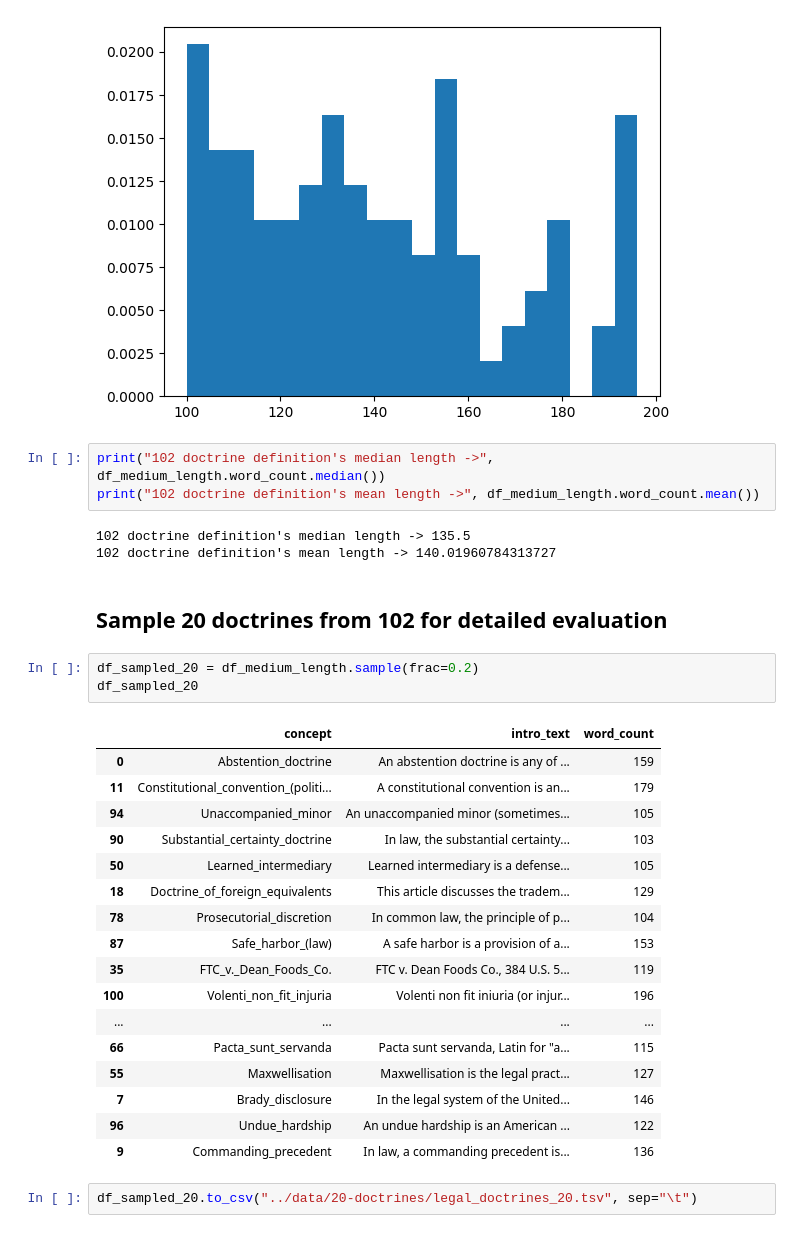
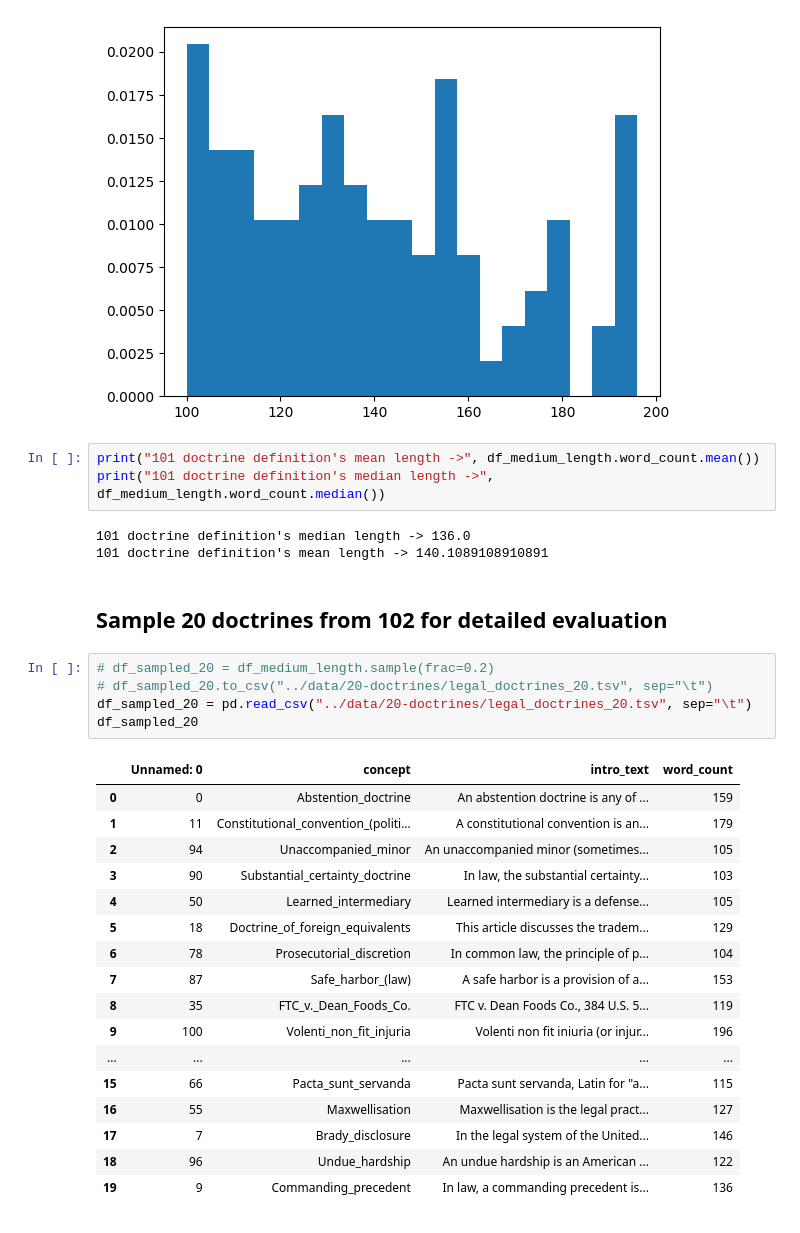
Before and after one commit to hjian42/LegalStories, a Jupyter notebook: crawler/wiki-data-proc.ipynb, the cells around one changed output. Cells and saved outputs as stored; diff of their text form.

```diff
--- a/crawler/wiki-data-proc.ipynb
+++ b/crawler/wiki-data-proc.ipynb
@@ -196,33 +196,33 @@ plt.hist(df_medium_length.word_count, density=True, bins=20)
  <BarContainer object of 20 artists>)
 [figure]
 # %%
-print("102 doctrine definition's median length ->", df_medium_length.word_count.median())
-print("102 doctrine definition's mean length ->", df_medium_length.word_count.mean())
+print("101 doctrine definition's mean length ->", df_medium_length.word_count.mean())
+print("101 doctrine definition's median length ->", df_medium_length.word_count.median())
 # %% [output]
-102 doctrine definition's median length -> 135.5
-102 doctrine definition's mean length -> 140.01960784313727
+101 doctrine definition's median length -> 136.0
+101 doctrine definition's mean length -> 140.1089108910891
 # %% [markdown]
 ## Sample 20 doctrines from 102 for detailed evaluation
-# %%
-df_sampled_20 = df_medium_length.sample(frac=0.2)
-df_sampled_20
-# %% [output]
-|  | concept | intro_text | word_count |
-| 0 | Abstention_doctrine | An abstention doctrine is any of ... | 159 |
-| 11 | Constitutional_convention_(politi... | A constitutional convention is an... | 179 |
-| 94 | Unaccompanied_minor | An unaccompanied minor (sometimes... | 105 |
-| 90 | Substantial_certainty_doctrine | In law, the substantial certainty... | 103 |
-| 50 | Learned_intermediary | Learned intermediary is a defense... | 105 |
-| 18 | Doctrine_of_foreign_equivalents | This article discusses the tradem... | 129 |
-| 78 | Prosecutorial_discretion | In common law, the principle of p... | 104 |
-| 87 | Safe_harbor_(law) | A safe harbor is a provision of a... | 153 |
-| 35 | FTC_v._Dean_Foods_Co. | FTC v. Dean Foods Co., 384 U.S. 5... | 119 |
-| 100 | Volenti_non_fit_injuria | Volenti non fit iniuria (or injur... | 196 |
-| ... | ... | ... | ... |
-| 66 | Pacta_sunt_servanda | Pacta sunt servanda, Latin for "a... | 115 |
-| 55 | Maxwellisation | Maxwellisation is the legal pract... | 127 |
-| 7 | Brady_disclosure | In the legal system of the United... | 146 |
-| 96 | Undue_hardship | An undue hardship is an American ... | 122 |
-| 9 | Commanding_precedent | In law, a commanding precedent is... | 136 |
-# %%
-df_sampled_20.to_csv("../data/20-doctrines/legal_doctrines_20.tsv", sep="\t")
+# %%
+# df_sampled_20 = df_medium_length.sample(frac=0.2)
+# df_sampled_20.to_csv("../data/20-doctrines/legal_doctrines_20.tsv", sep="\t")
+df_sampled_20 = pd.read_csv("../data/20-doctrines/legal_doctrines_20.tsv", sep="\t")
+df_sampled_20
+# %% [output]
+|  | Unnamed: 0 | concept | intro_text | word_count |
+| 0 | 0 | Abstention_doctrine | An abstention doctrine is any of ... | 159 |
+| 1 | 11 | Constitutional_convention_(politi... | A constitutional convention is an... | 179 |
+| 2 | 94 | Unaccompanied_minor | An unaccompanied minor (sometimes... | 105 |
+| 3 | 90 | Substantial_certainty_doctrine | In law, the substantial certainty... | 103 |
+| 4 | 50 | Learned_intermediary | Learned intermediary is a defense... | 105 |
+| 5 | 18 | Doctrine_of_foreign_equivalents | This article discusses the tradem... | 129 |
+| 6 | 78 | Prosecutorial_discretion | In common law, the principle of p... | 104 |
+| 7 | 87 | Safe_harbor_(law) | A safe harbor is a provision of a... | 153 |
+| 8 | 35 | FTC_v._Dean_Foods_Co. | FTC v. Dean Foods Co., 384 U.S. 5... | 119 |
+| 9 | 100 | Volenti_non_fit_injuria | Volenti non fit iniuria (or injur... | 196 |
+| ... | ... | ... | ... | ... |
+| 15 | 66 | Pacta_sunt_servanda | Pacta sunt servanda, Latin for "a... | 115 |
+| 16 | 55 | Maxwellisation | Maxwellisation is the legal pract... | 127 |
+| 17 | 7 | Brady_disclosure | In the legal system of the United... | 146 |
+| 18 | 96 | Undue_hardship | An undue hardship is an American ... | 122 |
+| 19 | 9 | Commanding_precedent | In law, a commanding precedent is... | 136 |
```
Also changed, not shown: parts of 8 cells of this notebook, 1 other file.
